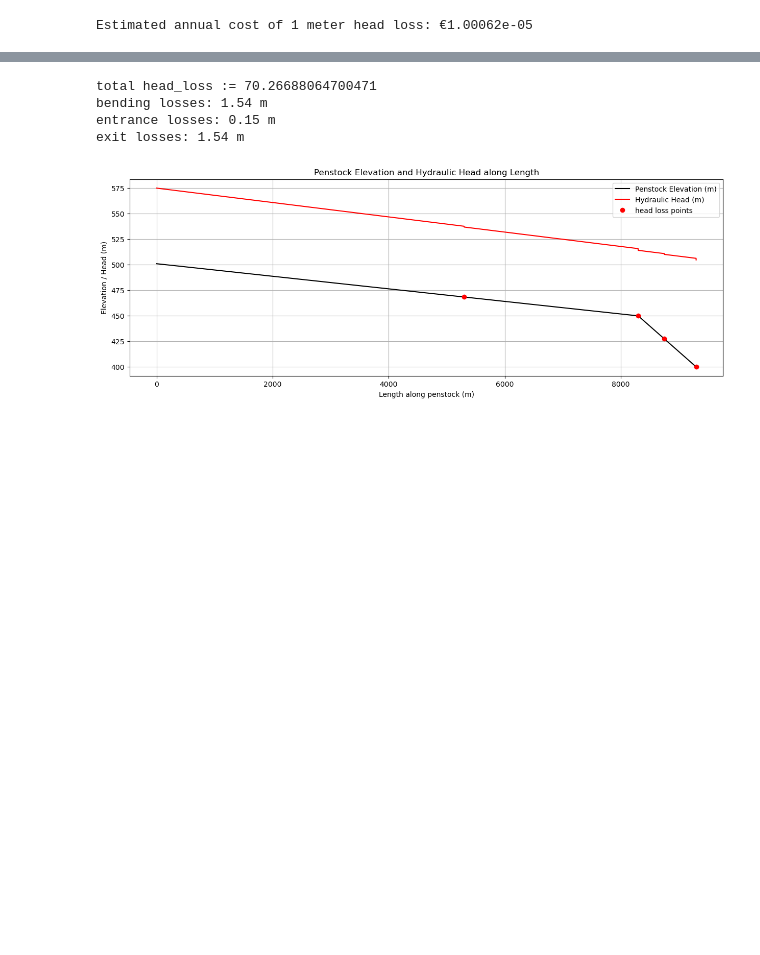
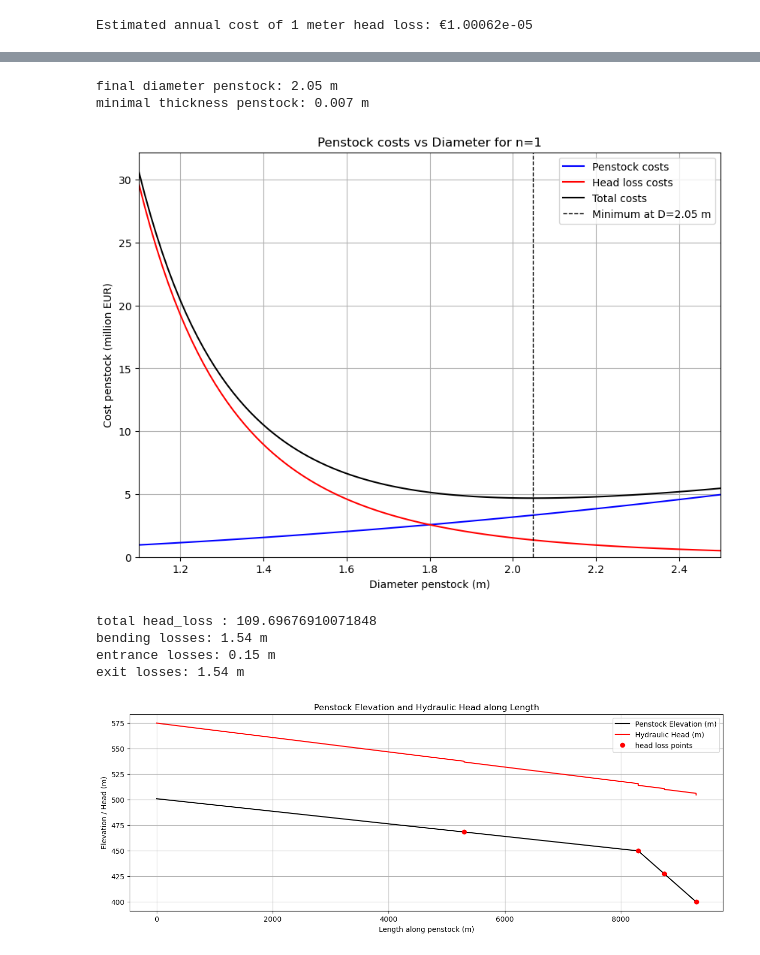
Before and after one commit to maxblw/CIEM4301_dam_design, a Jupyter notebook: Penstock_Design/Dimensioning.ipynb, the cells around one changed output, grey strips where cells are left out. Drawn from its saved outputs; the diff is of its cells as text; code cells hidden in the pictures; blank space fills up the shorter version.

```diff
--- a/Penstock_Design/Dimensioning.ipynb
+++ b/Penstock_Design/Dimensioning.ipynb
@@ -125,10 +129,42 @@ Minimum total cost for n=4 at D=1.14 m: €5.68 million
+# %%
+n = 1
+D = np.linspace(1.1, 2.5, 100)
+fig, ax = plt.subplots(figsize=(10,7))
+penstock_costs_tot = penstock_costs(D, l_total, n)
+head_losses = penstock_head_loss(D, Q, l_total, n)
+head_loss_costs_tot = head_loss_cost(Q, head_losses)
+total = penstock_costs_tot + head_loss_costs_tot
+
+C_min_index = np.argmin(total)
+C_min = total[C_min_index]
+D_min = D[C_min_index]
+
+ax.plot(D, penstock_costs_tot, linestyle='-', label='Penstock costs', color='blue')
+ax.plot(D, head_loss_costs_tot, linestyle='-', label='Head loss costs', color='red')
+ax.plot(D, total, linestyle='-', label='Total costs', color='black')
+ax.vlines(D_min,0, total.max()*1.05, color='black', linestyle='--', label=f'Minimum at D={D_min:.2f} m', lw = 1)
+
+ax.grid()
+ax.set_ylabel('Cost penstock (million EUR)')
+ax.set_xlabel('Diameter penstock (m)')
+ax.set_title('Penstock costs vs Diameter for n=1')
+ax.legend()
+ax.set_xlim(D.min(), D.max())
+ax.set_ylim(0, total.max()*1.05)
+
+print(f"final diameter penstock: {D_min:.2f} m")
+print(f"minimal thickness penstock: {(D_min/400) + 0.002:.3f} m")
+# %% [output]
+final diameter penstock: 2.05 m
+minimal thickness penstock: 0.007 m
+[figure, added]
 # %%
 elev_0 = 501
 elev_s = 450
 elev_p = 400
 
 f = 0.015 #Darcy-Weisbach friction factor
-D = D_req
+D = 2.05
 
 head_0 = elev_0 + h_0
 h_f = f * (V_pipe**2/(2*9.81*D)) # head loss along pipe in m/m
@@ -154,7 +190,7 @@ head_f[np.where(x > l_surge)] -= (h_f_ex + h_f_ent)
 head_f[np.where(x > x_bend2)] -= h_f_bend
 head_f[-1] = head_f[-1]  - h_f_ex
 
-print(f"total head_loss := {head_0 - head_f[-1]}")
+print(f"total head_loss : {head_0 - head_f[-1]}")
 
 h_f_total = (h_f * l_total) + (2*h_f_bend) + h_f_ent + (h_f_ex * 2)
 
@@ -162,7 +198,7 @@ print(f"bending losses: {2*h_f_bend:.2f} m")
 print(f"entrance losses: {h_f_ent:.2f} m")
 print(f"exit losses: {h_f_ex:.2f} m")
 # %% [output]
-total head_loss := 70.26688064700471
+total head_loss : 109.69676910071848
 bending losses: 1.54 m
 entrance losses: 0.15 m
 exit losses: 1.54 m
```
Also changed, not shown: parts of 1 cell of this notebook.
